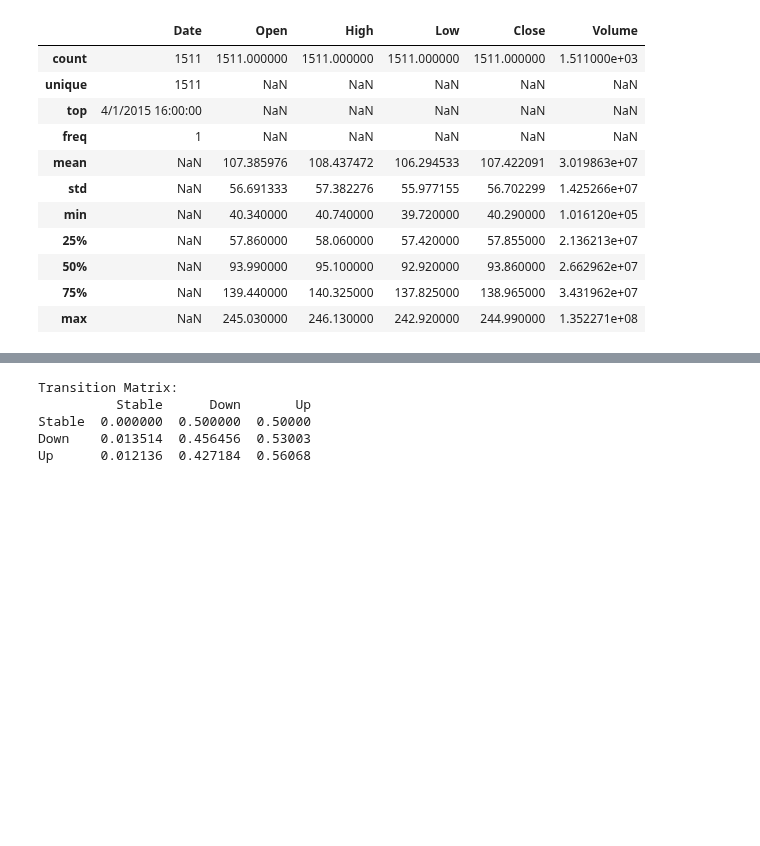
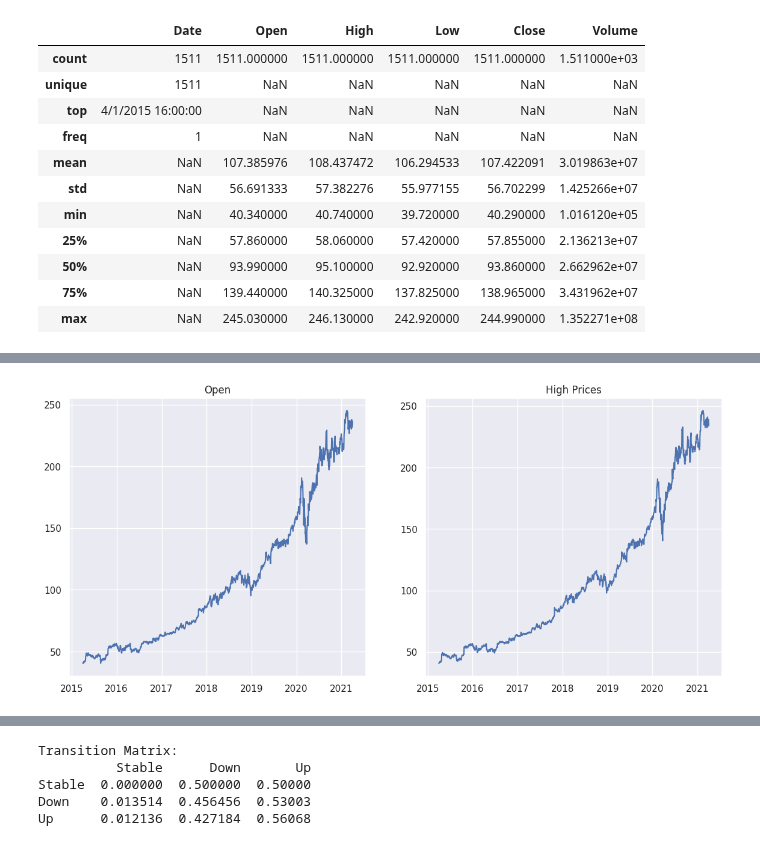
Before and after one commit to Jowayria-27/Artifical-Intelligence-Project, a Jupyter notebook: Microsoft Stocks Prediction.ipynb, the cells around one changed output, grey strips where cells are left out. Saved outputs shown, nothing was run; the diff lists cells and outputs as text; code cells hidden in the pictures; blank space fills up the shorter version.

```diff
--- a/Microsoft Stocks Prediction.ipynb
+++ b/Microsoft Stocks Prediction.ipynb
@@ -167,0 +138,13 @@ Up      0.009744  0.485993  0.504263
+# %%
+f = plt.figure(figsize=(14,6))
+ax = f.add_subplot(121)
+plt.plot(df['Date'], df['Open'])
+plt.title('Open')
+
+
+ax = f.add_subplot(122)
+plt.plot(df['Date'], df['High'])
+plt.title('High Prices')
+plt.show()
+# %% [output]
+[figure, added]
```
Also changed, not shown: parts of 48 cells of this notebook.
